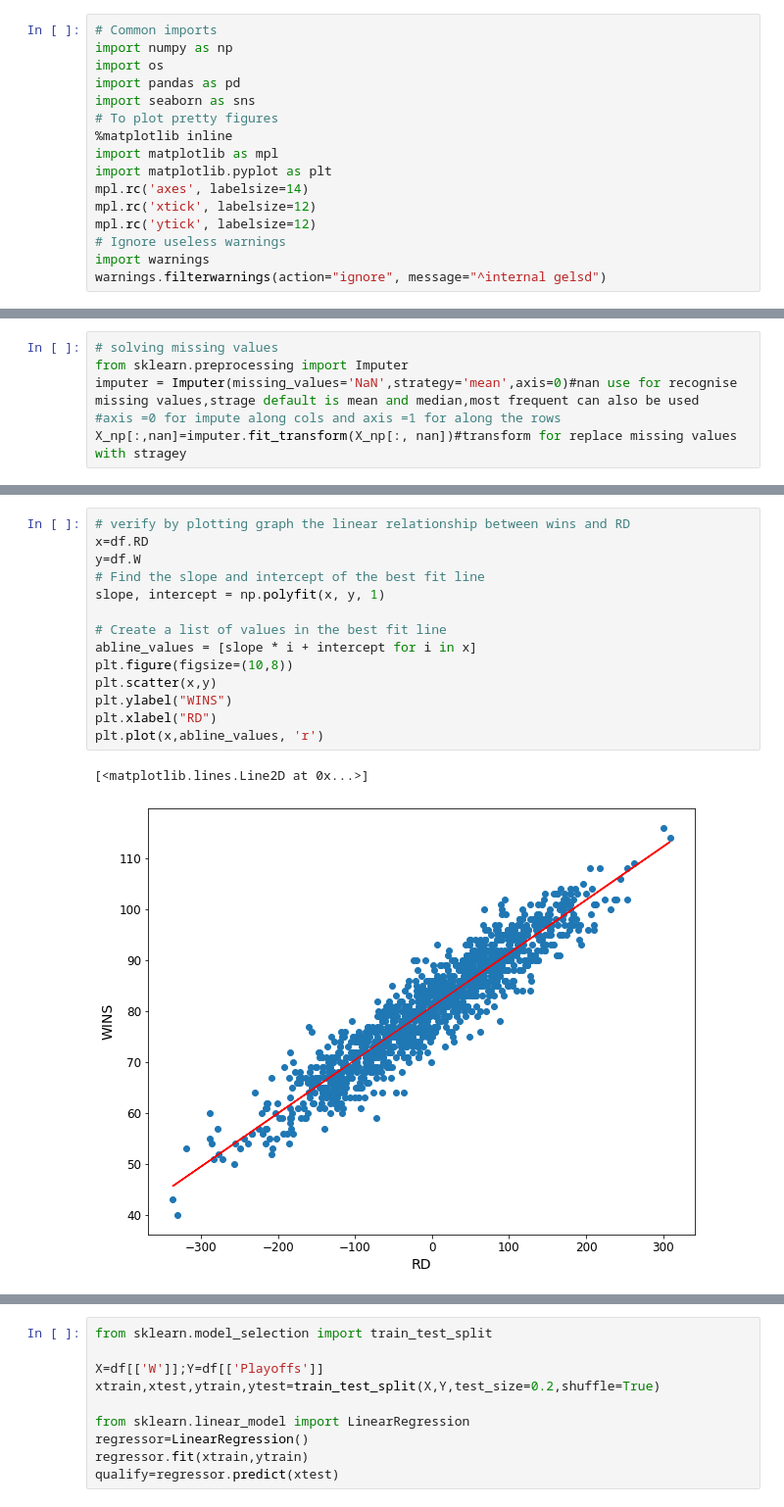
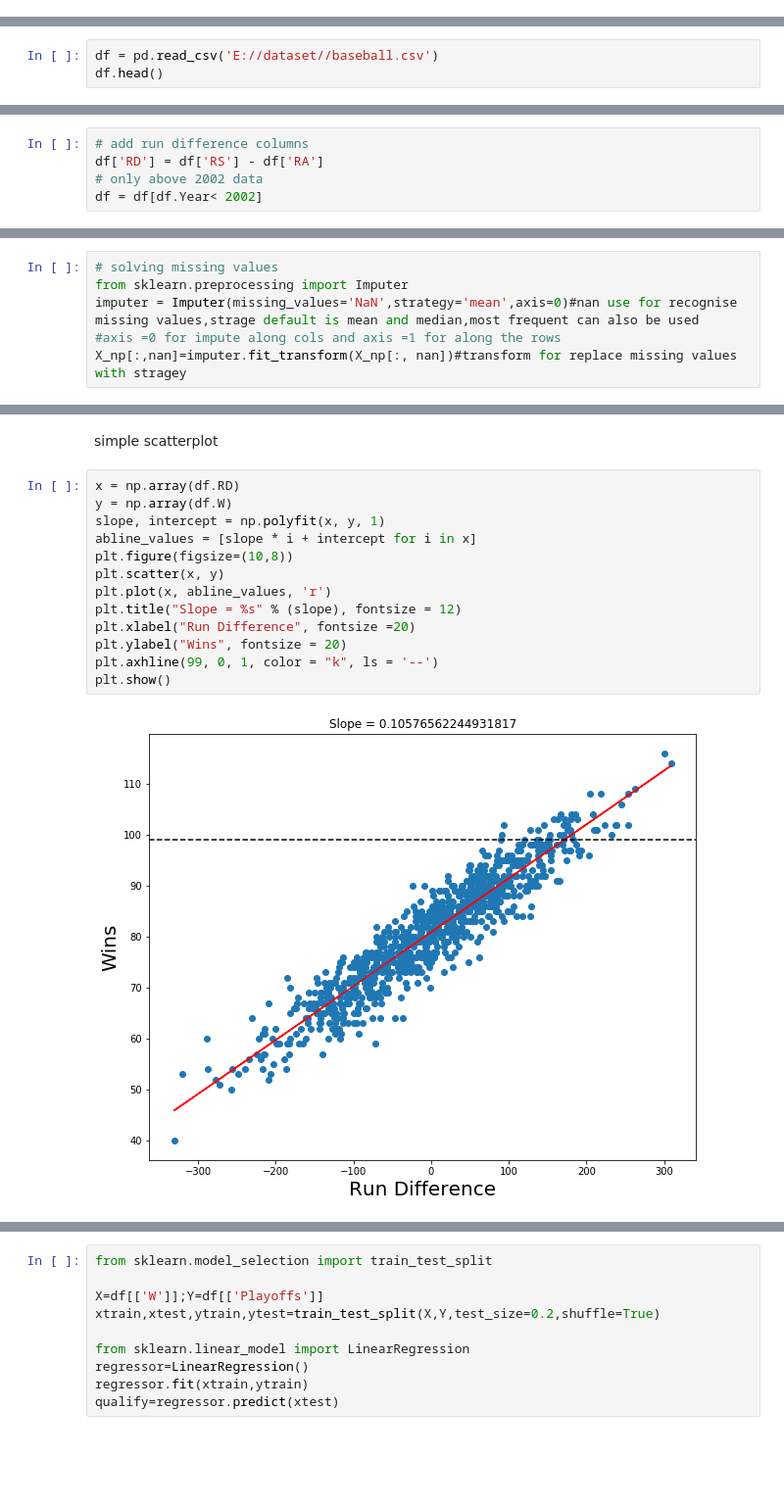
Before and after one commit to gagandeep7/moneyball-Problem-using-Python, a Jupyter notebook: Moneyball.ipynb, the cells around one changed output, grey strips where cells are left out. Shown: that part at 98% size. Drawn from its saved outputs; the diff is of its cells as text; blank space fills up the shorter version.

```diff
--- a/Moneyball.ipynb
+++ b/Moneyball.ipynb
@@ -1,16 +0,0 @@
-# %%
-# Common imports
-import numpy as np
-import os
-import pandas as pd
-import seaborn as sns
-# To plot pretty figures
-%matplotlib inline
-import matplotlib as mpl
-import matplotlib.pyplot as plt
-mpl.rc('axes', labelsize=14)
-mpl.rc('xtick', labelsize=12)
-mpl.rc('ytick', labelsize=12)
-# Ignore useless warnings
-import warnings
-warnings.filterwarnings(action="ignore", message="^internal gelsd")
@@ -72,0 +13,3 @@ Name: W, dtype: float64
+# %%
+df = pd.read_csv('E://dataset//baseball.csv')
+df.head()
@@ -73,3 +27,8 @@ Name: W, dtype: float64
+# %%
+# add run difference columns
+df['RD'] = df['RS'] - df['RA']
+# only above 2002 data
+df = df[df.Year< 2002]
 # %%
 # checking missing values
 df.info()
@@ -141,17 +105,17 @@ memory usage: 154.1+ KB
+# %% [markdown]
+simple scatterplot
 # %%
-# verify by plotting graph the linear relationship between wins and RD
-x=df.RD
-y=df.W
-# Find the slope and intercept of the best fit line
+x = np.array(df.RD)
+y = np.array(df.W)
 slope, intercept = np.polyfit(x, y, 1)
-
-# Create a list of values in the best fit line
 abline_values = [slope * i + intercept for i in x]
 plt.figure(figsize=(10,8))
-plt.scatter(x,y)
-plt.ylabel("WINS")
-plt.xlabel("RD")
-plt.plot(x,abline_values, 'r')
+plt.scatter(x, y)
+plt.plot(x, abline_values, 'r')
+plt.title("Slope = %s" % (slope), fontsize = 12)
+plt.xlabel("Run Difference", fontsize =20)
+plt.ylabel("Wins", fontsize = 20)
+plt.axhline(99, 0, 1, color = "k", ls = '--')
+plt.show()
 # %% [output]
-[<matplotlib.lines.Line2D at 0x...>]
-[figure, old version]
+[figure, new version]
```
Also changed, not shown: parts of 35 cells of this notebook.
